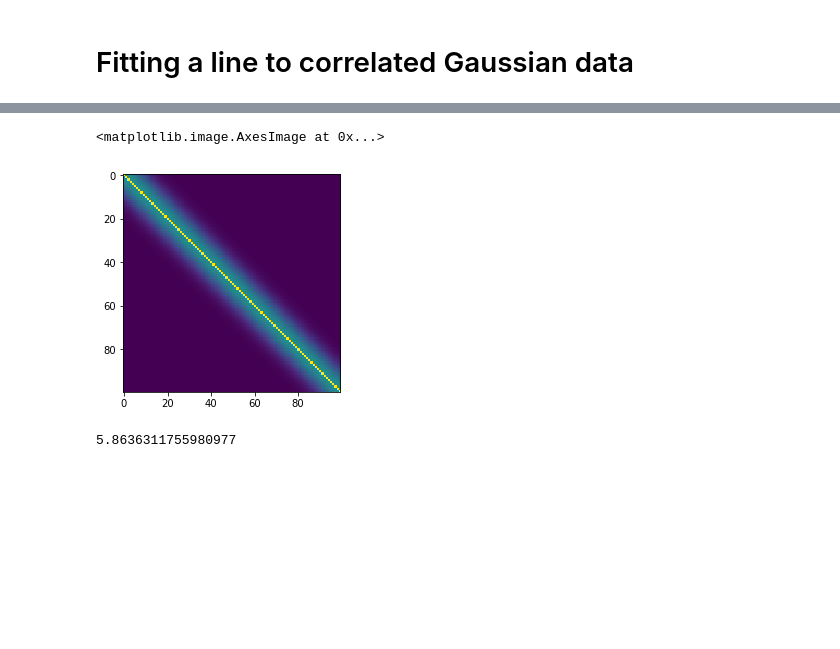
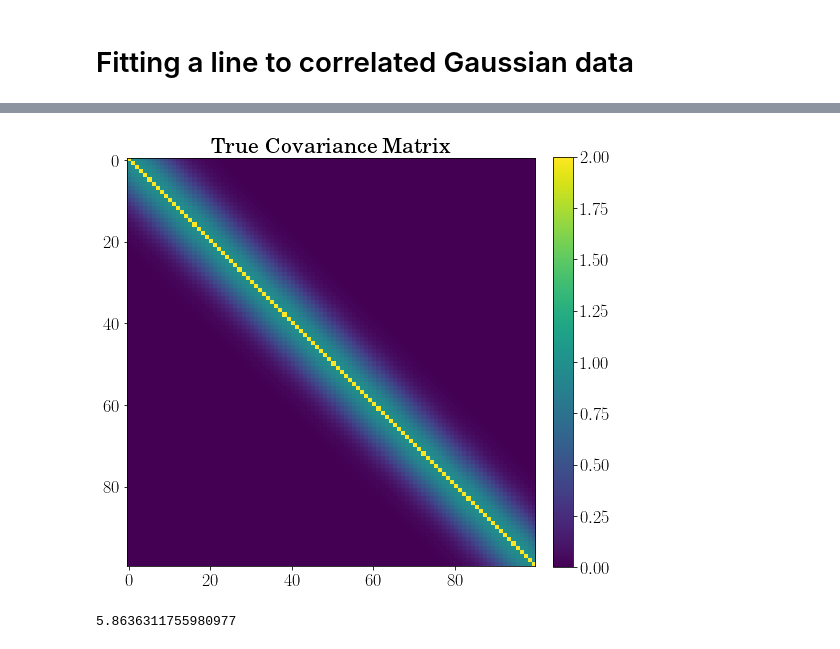
Before and after one commit to KeplerGO/oktopus, a Jupyter notebook: docs/source/notebooks/mvgaussian.ipynb, the cells around one changed output, grey strips where cells are left out. Saved outputs shown, nothing was run; the diff lists cells and outputs as text; code cells hidden in the pictures; blank space fills up the shorter version.

```diff
--- a/docs/source/notebooks/mvgaussian.ipynb
+++ b/docs/source/notebooks/mvgaussian.ipynb
@@ -22,8 +30,10 @@ plt.plot(x, fake_data)
-# %%
-plt.imshow(cov(1, 1, 1))
-# %% [output]
-<matplotlib.image.AxesImage at 0x...>
-[figure, removed]
+# %%
+fig, ax = pl.subplots(figsize=(8, 14))
+im = ax.imshow(cov(1, 1, 1))
+ax.set_title("True Covariance Matrix")
+cbar = fig.colorbar(im, fraction=0.046, pad=0.04)
+# %% [output]
+[figure, added]
 # %%
 prior_m = UniformPrior(1, 5, 'm')
 prior_b = UniformPrior(4, 15, 'b')
```
Also changed, not shown: parts of 10 cells of this notebook.
